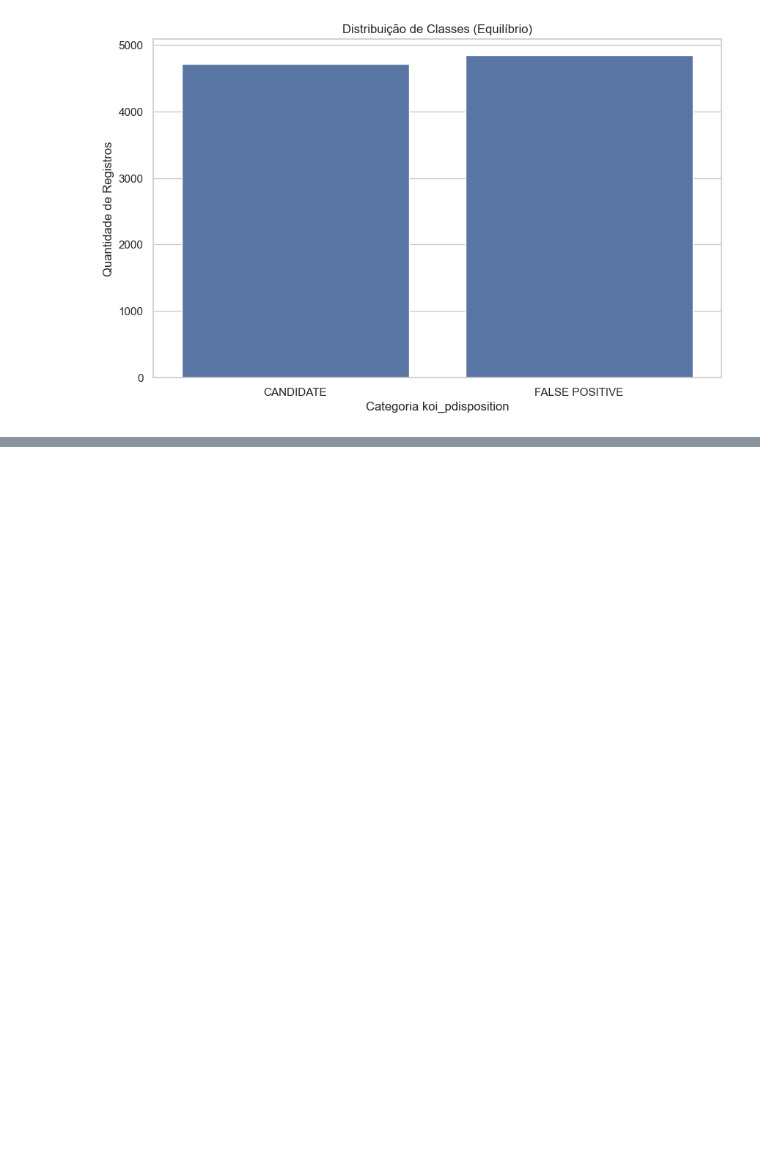
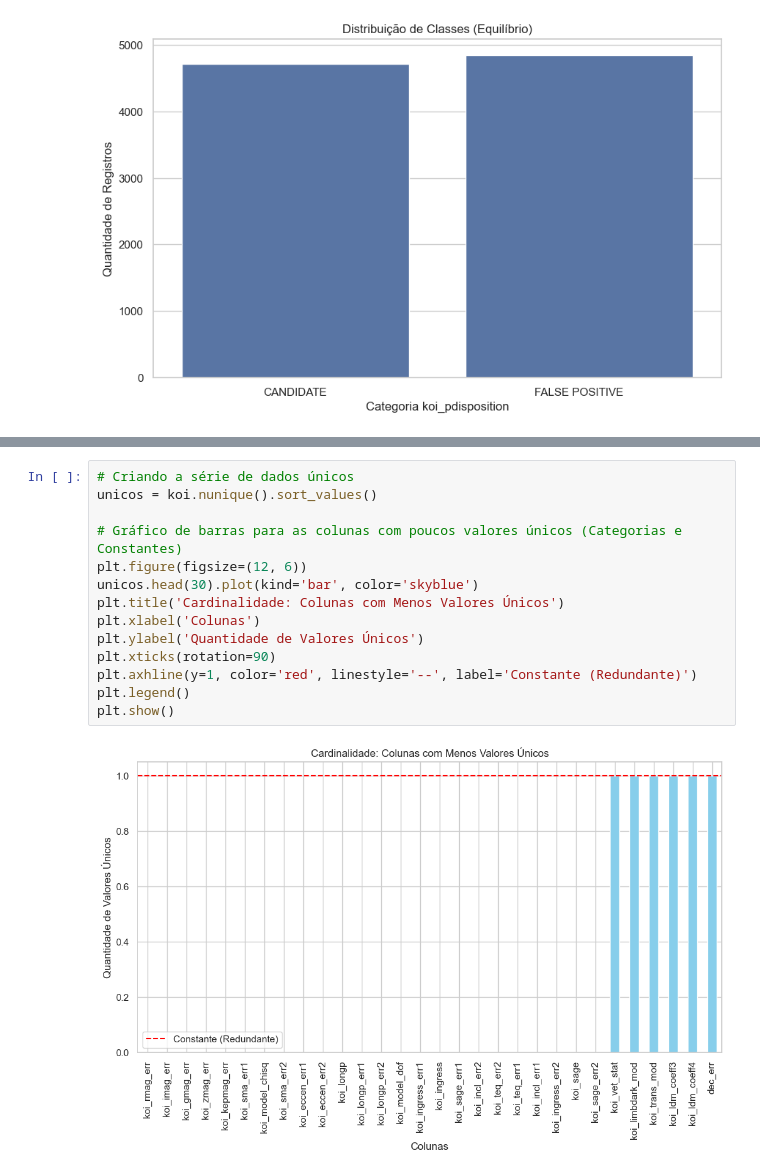
Before and after one commit to mateus-s-a/Trabalho-IA-Redes-Neurais-NASA, a Jupyter notebook: notebooks/01_eda_koi.ipynb, the cells around one changed output, grey strips where cells are left out. Drawn from its saved outputs; the diff is of its cells as text; blank space fills up the shorter version.

```diff
--- a/notebooks/01_eda_koi.ipynb
+++ b/notebooks/01_eda_koi.ipynb
@@ -158,0 +217,16 @@ plt.show()
+# %%
+# Criando a série de dados únicos
+unicos = koi.nunique().sort_values()
+
+# Gráfico de barras para as colunas com poucos valores únicos (Categorias e Constantes)
+plt.figure(figsize=(12, 6))
+unicos.head(30).plot(kind='bar', color='skyblue')
+plt.title('Cardinalidade: Colunas com Menos Valores Únicos')
+plt.xlabel('Colunas')
+plt.ylabel('Quantidade de Valores Únicos')
+plt.xticks(rotation=90)
+plt.axhline(y=1, color='red', linestyle='--', label='Constante (Redundante)')
+plt.legend()
+plt.show()
+# %% [output]
+[figure, added]
```
Also changed, not shown: parts of 26 cells of this notebook.
